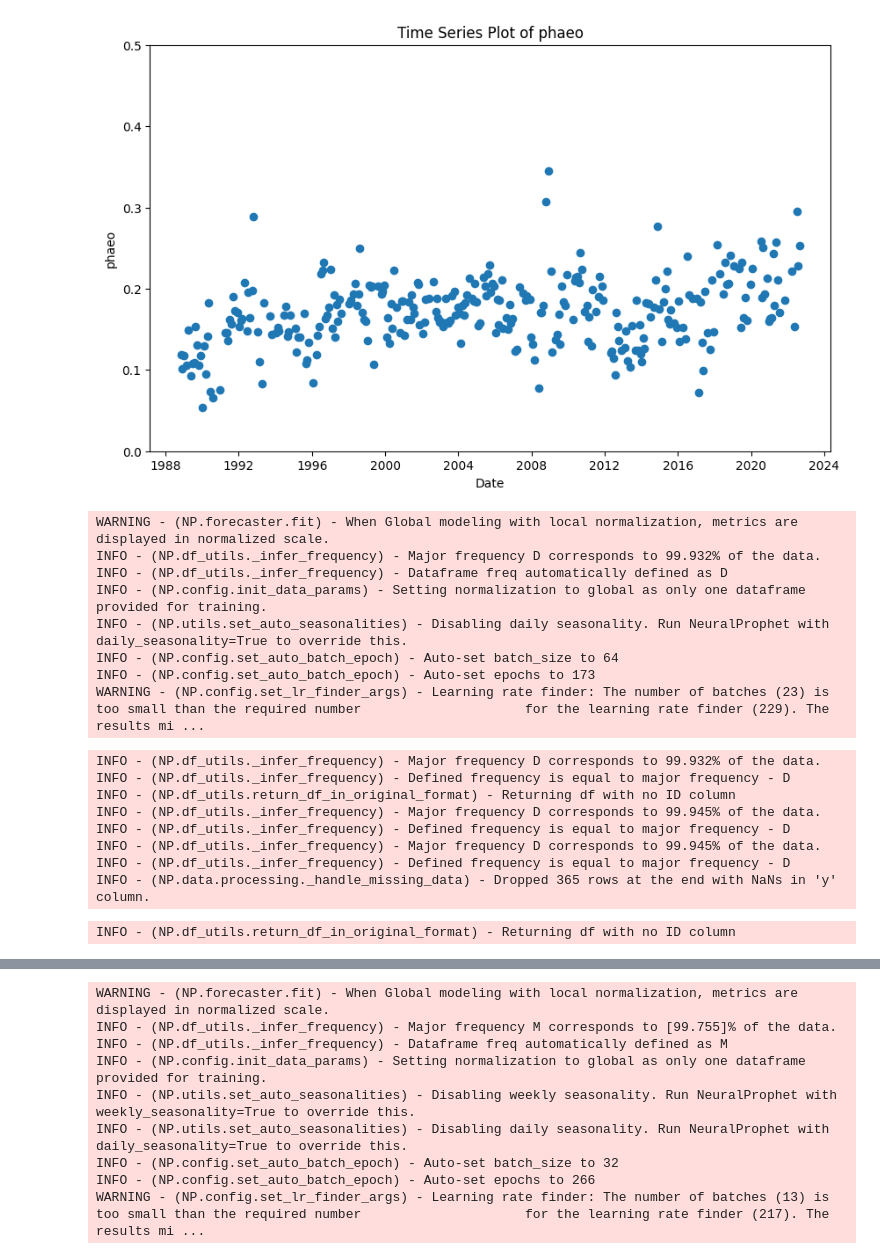
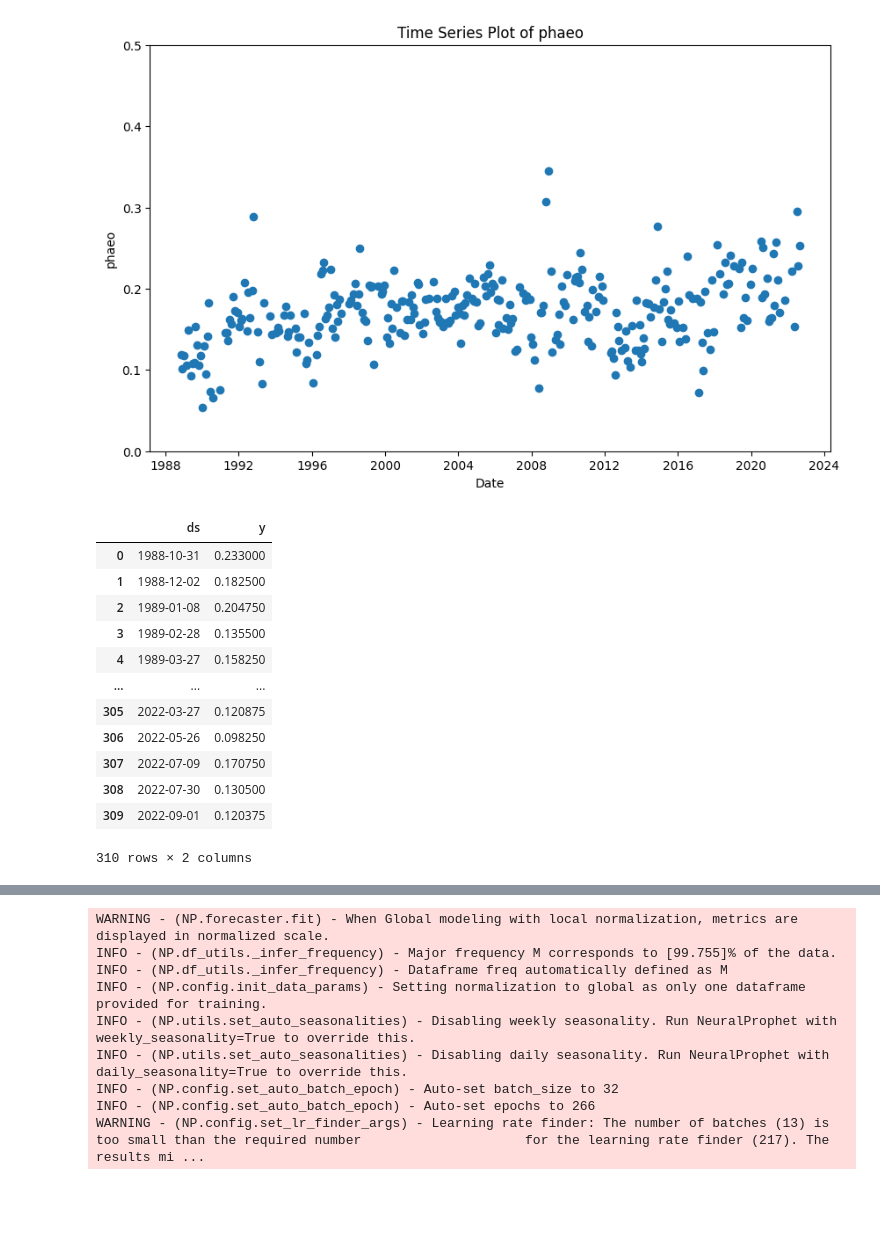
Before and after one commit to RaunakDey/SCOPE-causation-network, a Jupyter notebook: Test-example.ipynb, the cells around one changed output, grey strips where cells are left out. Cells and saved outputs as stored; diff of their text form; code cells hidden in the pictures; blank space fills up the shorter version.

```diff
--- a/Test-example.ipynb
+++ b/Test-example.ipynb
@@ -100,4 +81,19 @@ plt.show()
 # %%
 # Rename the 'date' column to 'ds'
 df_chl.rename(columns={' date': 'ds'}, inplace=True)
 df_chl.rename(columns={' chl': 'y'}, inplace=True)
+df_chl
+# %% [output]
+|  | ds | y |
+| 0 | 1988-10-31 | 0.233000 |
+| 1 | 1988-12-02 | 0.182500 |
+| 2 | 1989-01-08 | 0.204750 |
+| 3 | 1989-02-28 | 0.135500 |
+| 4 | 1989-03-27 | 0.158250 |
+| ... | ... | ... |
+| 305 | 2022-03-27 | 0.120875 |
+| 306 | 2022-05-26 | 0.098250 |
+| 307 | 2022-07-09 | 0.170750 |
+| 308 | 2022-07-30 | 0.130500 |
+| 309 | 2022-09-01 | 0.120375 |
+310 rows × 2 columns
@@ -110,30 +99,0 @@ df_given = pd.read_csv('./data_given.csv')
-# %%
-# Use static plotly in notebooks
-m.set_plotting_backend("plotly-static")
-
-# Fit the model on the dataset (this might take a bit)
-metrics = m.fit(df_given)
-# %% [output]
-WARNING - (NP.forecaster.fit) - When Global modeling with local normalization, metrics are displayed in normalized scale.
-INFO - (NP.df_utils._infer_frequency) - Major frequency D corresponds to 99.932% of the data.
-INFO - (NP.df_utils._infer_frequency) - Dataframe freq automatically defined as D
-INFO - (NP.config.init_data_params) - Setting normalization to global as only one dataframe provided for training.
-INFO - (NP.utils.set_auto_seasonalities) - Disabling daily seasonality. Run NeuralProphet with daily_seasonality=True to override this.
-INFO - (NP.config.set_auto_batch_epoch) - Auto-set batch_size to 64
-INFO - (NP.config.set_auto_batch_epoch) - Auto-set epochs to 173
-WARNING - (NP.config.set_lr_finder_args) - Learning rate finder: The number of batches (23) is too small than the required number                     for the learning rate finder (229). The results mi ...
-# %%
-df_future = m.make_future_dataframe(df_given, n_historic_predictions=True, periods=365)
-
-# Predict the future
-forecast = m.predict(df_future)
-# %% [output]
-INFO - (NP.df_utils._infer_frequency) - Major frequency D corresponds to 99.932% of the data.
-INFO - (NP.df_utils._infer_frequency) - Defined frequency is equal to major frequency - D
-INFO - (NP.df_utils.return_df_in_original_format) - Returning df with no ID column
-INFO - (NP.df_utils._infer_frequency) - Major frequency D corresponds to 99.945% of the data.
-INFO - (NP.df_utils._infer_frequency) - Defined frequency is equal to major frequency - D
-INFO - (NP.df_utils._infer_frequency) - Major frequency D corresponds to 99.945% of the data.
-INFO - (NP.df_utils._infer_frequency) - Defined frequency is equal to major frequency - D
-INFO - (NP.data.processing._handle_missing_data) - Dropped 365 rows at the end with NaNs in 'y' column.
-INFO - (NP.df_utils.return_df_in_original_format) - Returning df with no ID column
```
Also changed, not shown: parts of 26 cells of this notebook, 1 other file.
